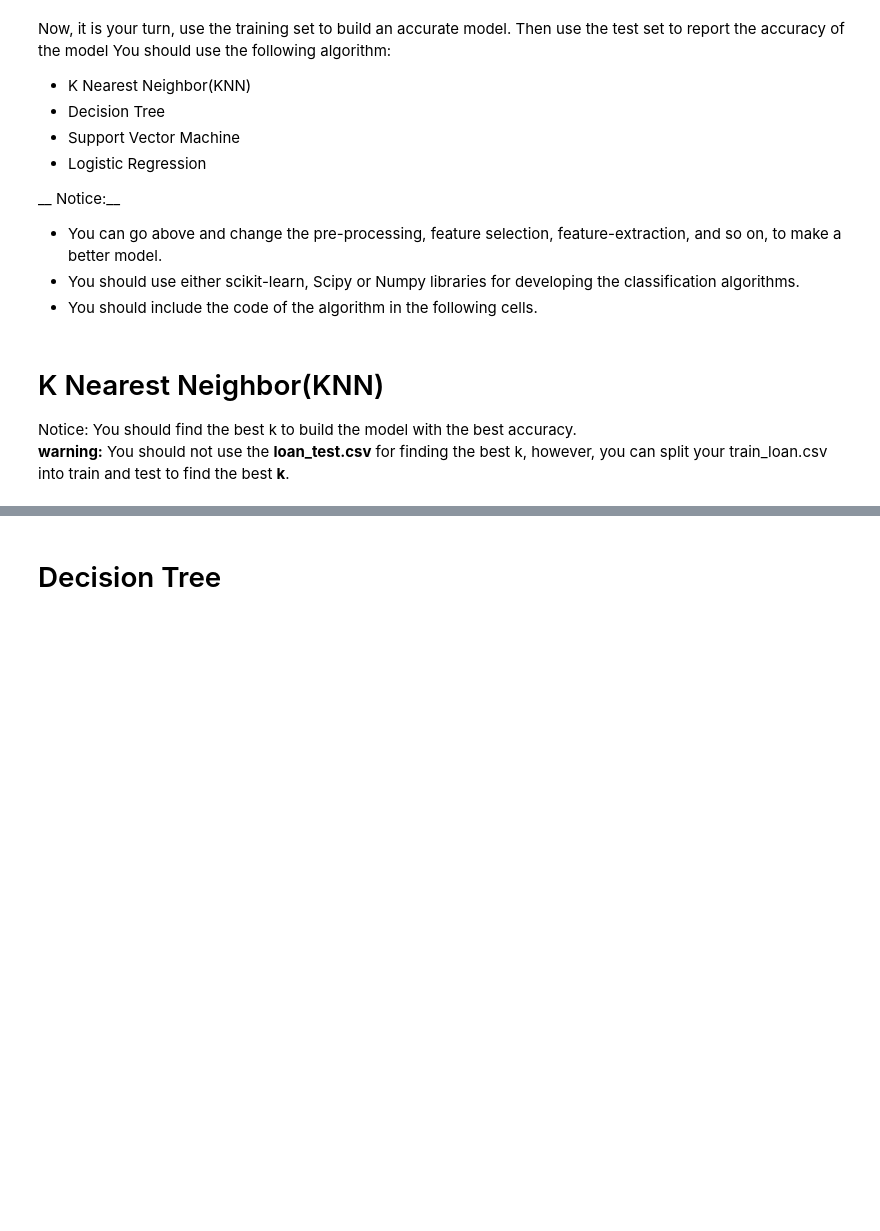
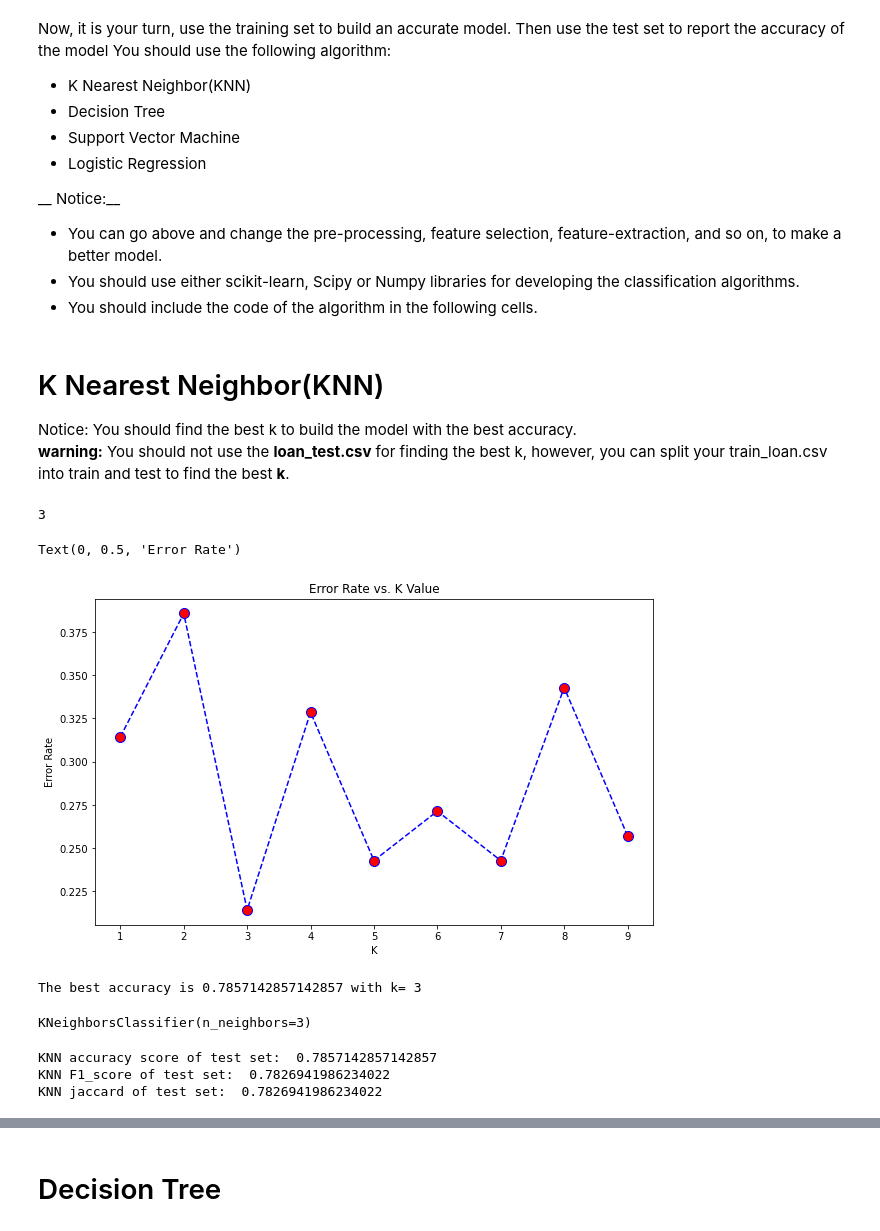
Before and after one commit to MhmudAlpurd/Coursera-MachineLearningwithPython, a Jupyter notebook: Cousera_FinalProject_MLwithPython.ipynb, the cells around one changed output, grey strips where cells are left out. Cells and saved outputs as stored; diff of their text form; code cells hidden in the pictures; blank space fills up the shorter version.

```diff
--- a/Cousera_FinalProject_MLwithPython.ipynb
+++ b/Cousera_FinalProject_MLwithPython.ipynb
@@ -169,0 +289,47 @@ Notice: You should find the best k to build the model with the best accuracy.\
+# %%
+#2. Split data
+
+X_train_knn, X_test_knn, y_train_knn, y_test_knn = train_test_split( X, y, test_size=0.2, random_state=42)
+# %%
+### function to finding best k for KNN.
+
+def find_best_k(maxNeighbors):
+    error_rate = []
+
+    for i in range(1, maxNeighbors):
+        knn = KNeighborsClassifier(n_neighbors=i)
+        knn.fit(X_train_knn, y_train_knn)
+        pred_i = knn.predict(X_test_knn)
+        error_rate.append(np.mean(pred_i != y_test_knn))
+        best_k = np.argmin(error_rate) + 1
+        lowest_error = np.min(error_rate)
+
+    return {"best_k": best_k,"lowest_error":lowest_error, "error_rate": error_rate}
+# %%
+### best k within (1, 10)
+find_best_k(10).get('best_k')
+# %% [output]
+3
+# %%
+### Plot error rate graphs in terms of k
+
+plt.figure(figsize=(10,6))
+plt.plot(range(1,10),find_best_k(10).get('error_rate'),color='blue', linestyle='dashed', marker='o',
+         markerfacecolor='red', markersize=10)
+plt.title('Error Rate vs. K Value')
+plt.xlabel('K')
+plt.ylabel('Error Rate')
+# %% [output]
+Text(0, 0.5, 'Error Rate')
+[figure, added]
+# %%
+print( "The best accuracy is", 1 - find_best_k(10).get('lowest_error') , "with k=", find_best_k(10).get('best_k') )
+# %% [output]
+The best accuracy is 0.7857142857142857 with k= 3
+# %%
+#3. Define and fit Classifier
+
+knn_classifier = KNeighborsClassifier(n_neighbors=find_best_k(10).get('best_k'))
+knn_classifier.fit(X_train_knn, y_train_knn)
+# %% [output]
+KNeighborsClassifier(n_neighbors=3)
@@ -169,0 +340,16 @@ Notice: You should find the best k to build the model with the best accuracy.\
+# %%
+#5. Performance metrics
+
+y_pred_knn = knn_classifier.predict(X_test_knn)
+knn_score_testset = accuracy_score(y_test_knn, y_pred_knn)
+print('KNN accuracy score of test set: ', knn_score_testset)
+
+knn_f1_score = f1_score(y_test_knn, y_pred_knn, average='weighted')
+print('KNN F1_score of test set: ', knn_f1_score)
+
+knn_jaccard_score = jaccard_score(y_test_knn, y_pred_knn, pos_label="PAIDOFF")
+print('KNN jaccard of test set: ', knn_f1_score)
+# %% [output]
+KNN accuracy score of test set:  0.7857142857142857
+KNN F1_score of test set:  0.7826941986234022
+KNN jaccard of test set:  0.7826941986234022
```
Also changed, not shown: parts of 58 cells of this notebook.
